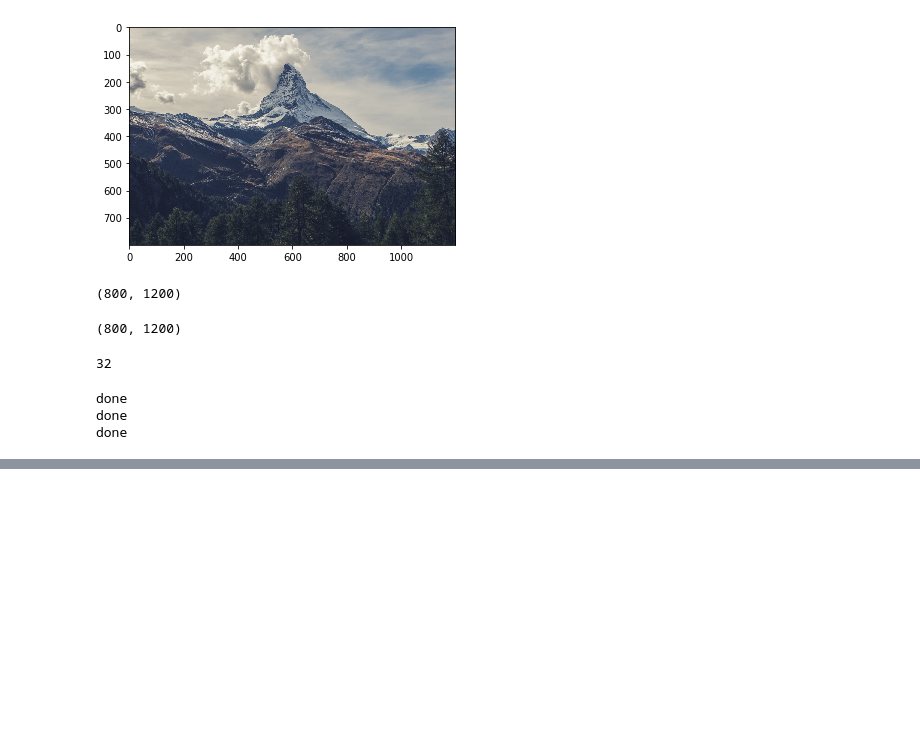
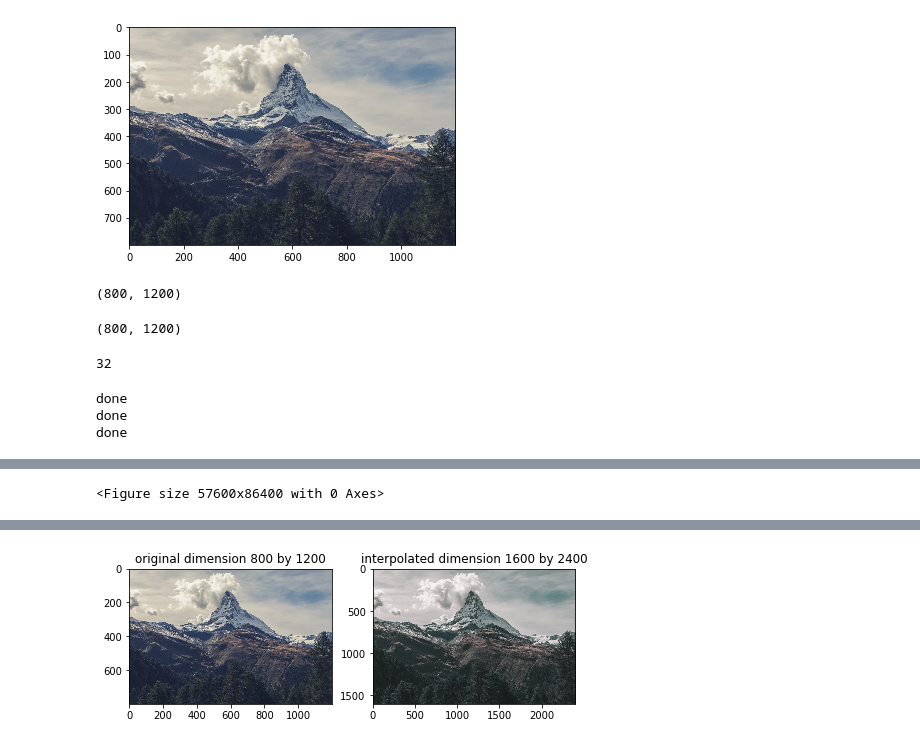
Before and after one commit to elishatofunmi/super-resolutor, a Jupyter notebook: pixel_manipulation.ipynb, the cells around one changed output, grey strips where cells are left out. Drawn from its saved outputs; the diff is of its cells as text; code cells hidden in the pictures; blank space fills up the shorter version.

```diff
--- a/pixel_manipulation.ipynb
+++ b/pixel_manipulation.ipynb
@@ -122,0 +119,23 @@ Clipping input data to the valid range for imshow with RGB data ([0..1] for floa
+# %%
+# figure size = (width,height)
+f1 = plt.figure(figsize=(800,1200))
+f2 = plt.figure(figsize=(1600,2400))
+
+imgone=pltimg.imread('test_image.jpg!d')
+imgtwo=pltimg.imread('testrgb.png')
+
+
+fig=plt.figure(figsize=(8, 8))
+
+img = imgone
+fig.add_subplot(221)
+plt.title('original dimension 800 by 1200')
+plt.imshow(img)
+
+img = imgtwo
+fig.add_subplot(222)
+plt.title('interpolated dimension 1600 by 2400')
+plt.imshow(img)
+plt.show()
+# %% [output]
+<Figure size 57600x86400 with 0 Axes>
@@ -122,0 +143 @@ Clipping input data to the valid range for imshow with RGB data ([0..1] for floa
+[figure, added]
```
Also changed, not shown: parts of 6 cells of this notebook, 1 other file.
